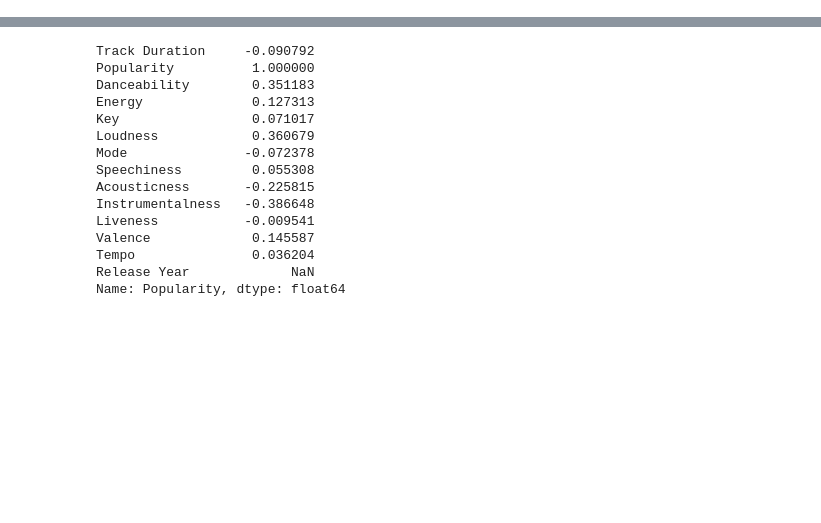
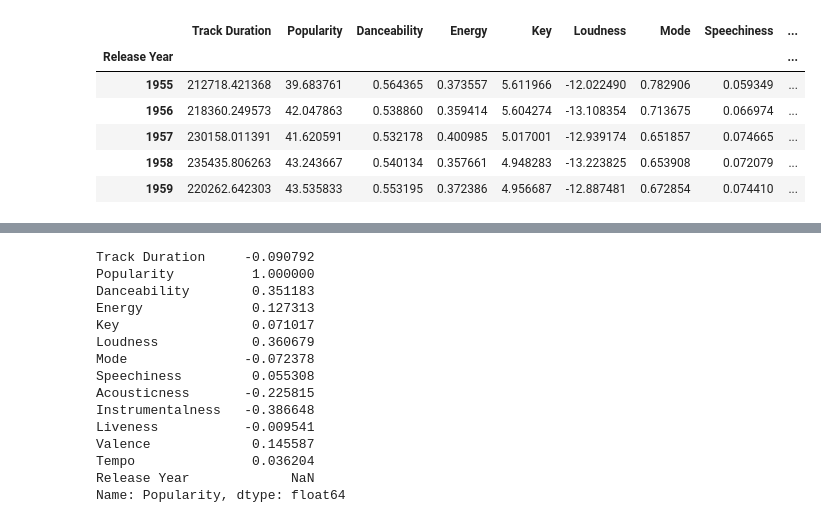
Before and after one commit to LievoisT/DataProject-Spotify, a Jupyter notebook: popularity_analysis.ipynb, the cells around one changed output, grey strips where cells are left out. Saved outputs shown, nothing was run; the diff lists cells and outputs as text; code cells hidden in the pictures; blank space fills up the shorter version.

```diff
--- a/popularity_analysis.ipynb
+++ b/popularity_analysis.ipynb
@@ -63,3 +63,16 @@ plt.show()
 # %% [output]
 [interactive output not drawn]
 [interactive output not drawn]
+# %%
+releasedf = trackdf.loc[trackdf["Release Year"] > 1949]
+releasedf = releasedf.groupby("Release Year").mean()
+releasedf = releasedf.rolling(5).mean().dropna()
+releasedf.head()
+# %% [output]
+|  | Track Duration | Popularity | Danceability | Energy | Key | Loudness | Mode | Speechiness | ... |
+| Release Year |  |  |  |  |  |  |  |  | ... |
+| 1955 | 212718.421368 | 39.683761 | 0.564365 | 0.373557 | 5.611966 | -12.022490 | 0.782906 | 0.059349 | ... |
+| 1956 | 218360.249573 | 42.047863 | 0.538860 | 0.359414 | 5.604274 | -13.108354 | 0.713675 | 0.066974 | ... |
+| 1957 | 230158.011391 | 41.620591 | 0.532178 | 0.400985 | 5.017001 | -12.939174 | 0.651857 | 0.074665 | ... |
+| 1958 | 235435.806263 | 43.243667 | 0.540134 | 0.357661 | 4.948283 | -13.223825 | 0.653908 | 0.072079 | ... |
+| 1959 | 220262.642303 | 43.535833 | 0.553195 | 0.372386 | 4.956687 | -12.887481 | 0.672854 | 0.074410 | ... |
```
Also changed, not shown: parts of 5 cells of this notebook.
